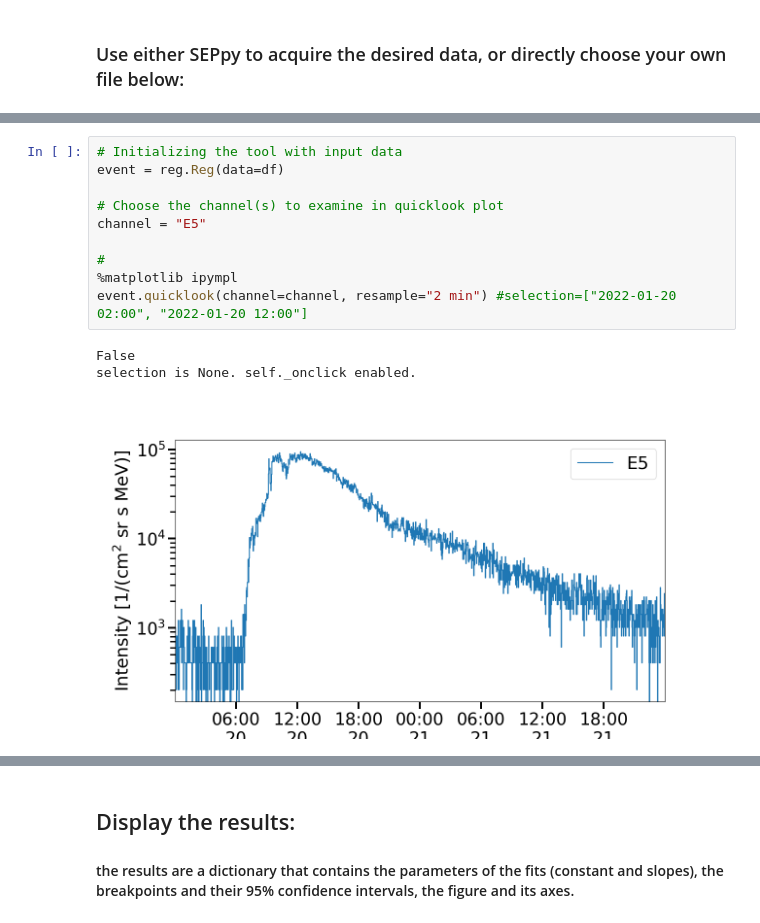
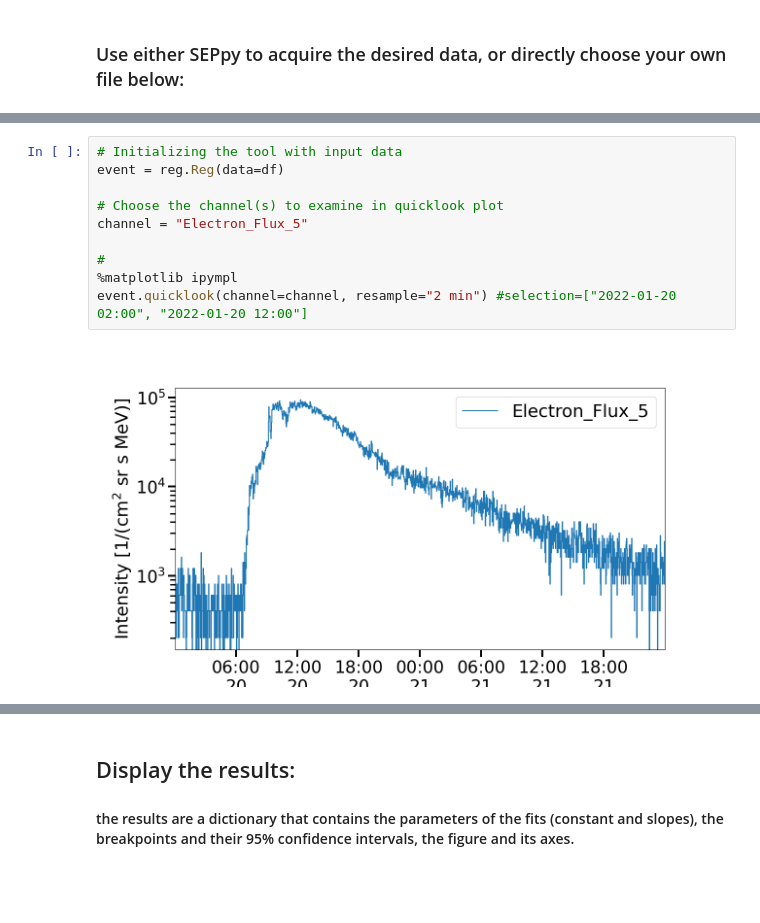
Before and after one commit to Christian-Palmroos/regression_onset_finders, a Jupyter notebook: interactive_testing.ipynb, the cells around one changed output, grey strips where cells are left out. Drawn from its saved outputs; the diff is of its cells as text; blank space fills up the shorter version.

```diff
--- a/interactive_testing.ipynb
+++ b/interactive_testing.ipynb
@@ -67,17 +95,15 @@ display(df)
 # %%
 # Initializing the tool with input data
 event = reg.Reg(data=df)
 
 # Choose the channel(s) to examine in quicklook plot
-channel = "E5"
+channel = "Electron_Flux_5"
 
 #
 %matplotlib ipympl
 event.quicklook(channel=channel, resample="2 min") #selection=["2022-01-20 02:00", "2022-01-20 12:00"]
 # %% [output]
-False
-selection is None. self._onclick enabled.
-[figure, old version]
+[figure, new version]
 # %%
 # Title for the figure (optional)
 title = r"Solar Orbiter / EPT$^{\mathrm{sun}}$ ($0.0439 - 0.0467$) MeV electrons, 1 min data"
```
Also changed, not shown: parts of 9 cells of this notebook, 3 other files.
